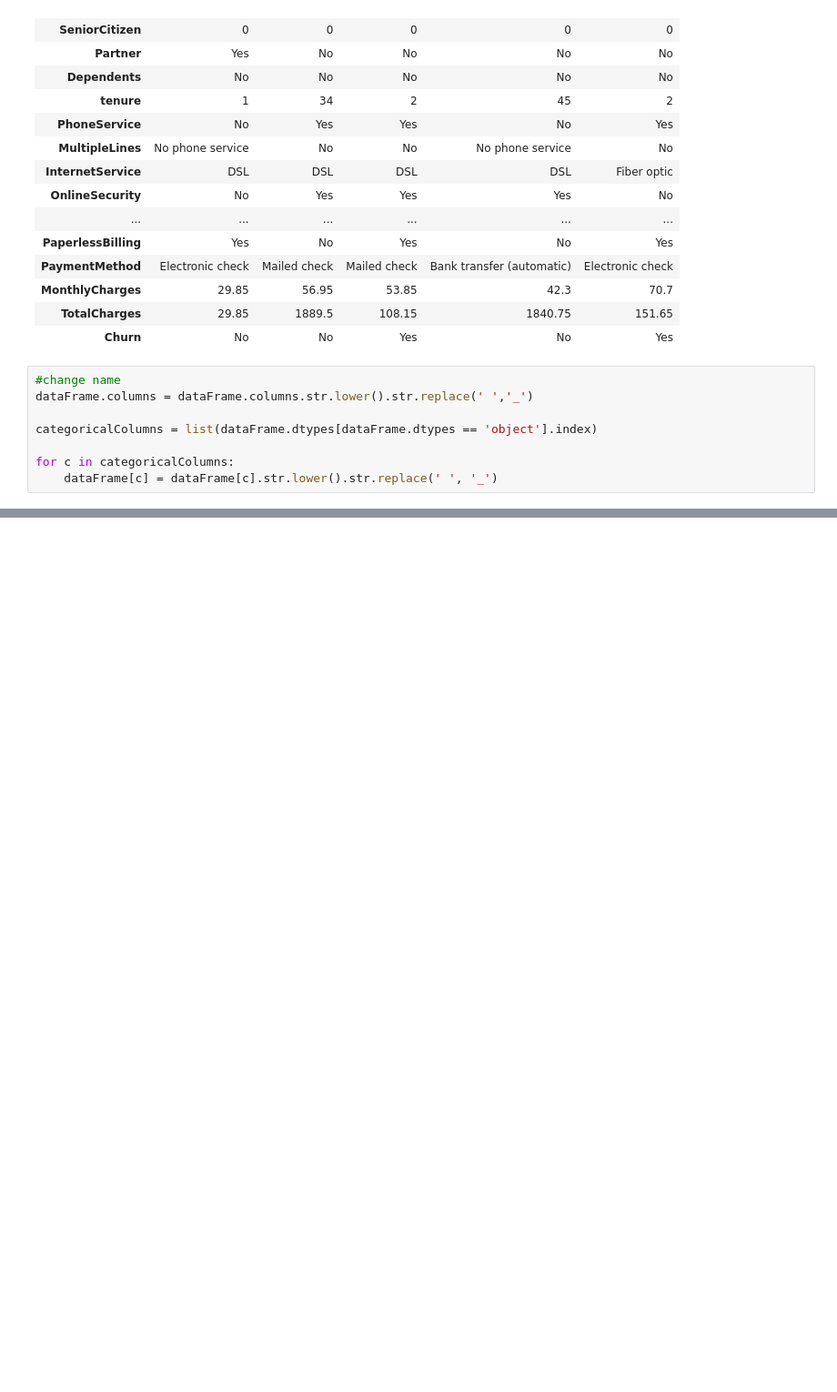
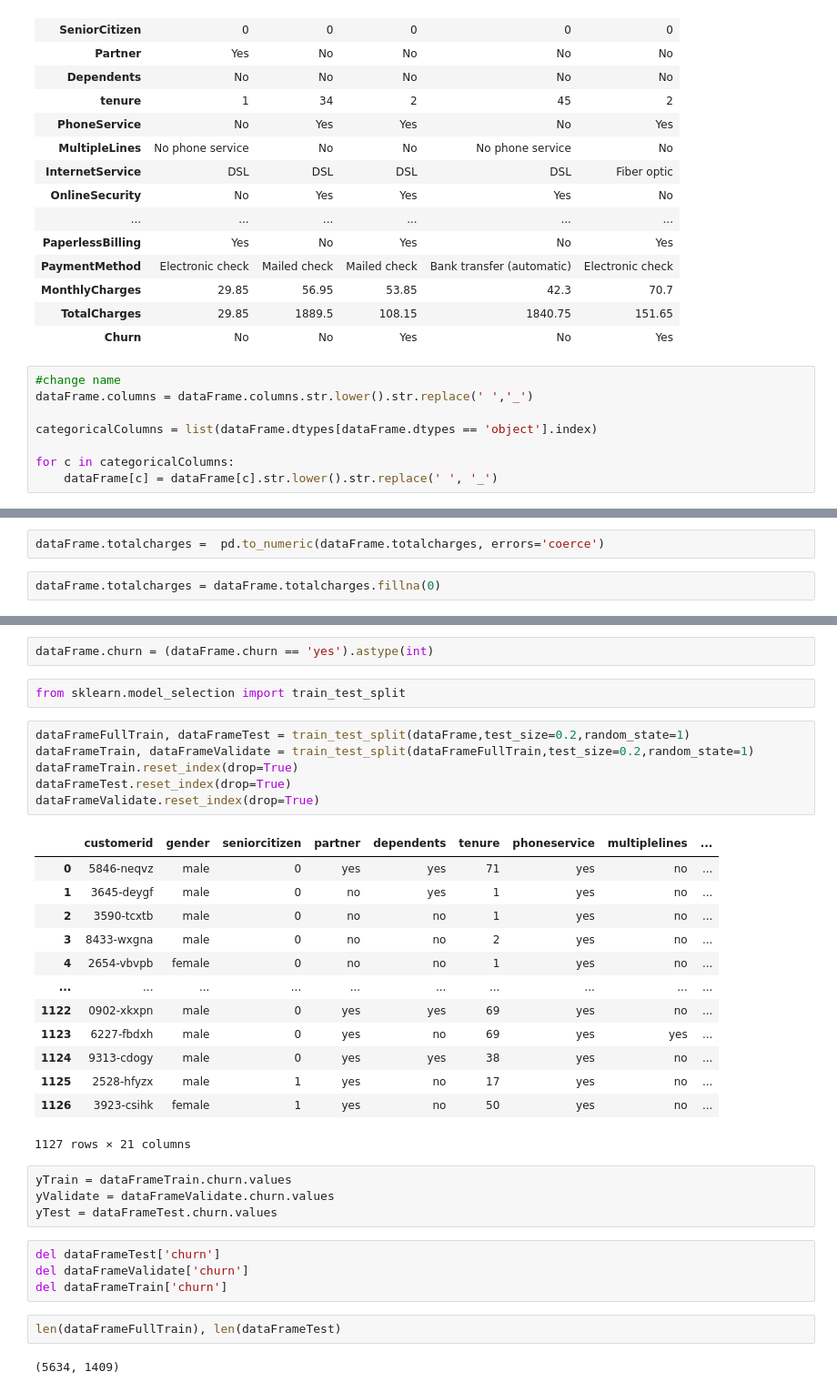
Before and after one commit to oseikofi88/rent-prediction-with-linear-regression, a Jupyter notebook: churn-prediction.ipynb, the cells around one changed output, grey strips where cells are left out. Shown at 91% size. Saved outputs shown, nothing was run; the diff lists cells and outputs as text; blank space fills up the shorter version.

```diff
--- a/churn-prediction.ipynb
+++ b/churn-prediction.ipynb
@@ -39,0 +64,4 @@ for c in categoricalColumns:
+# %%
+dataFrame.totalcharges =  pd.to_numeric(dataFrame.totalcharges, errors='coerce')
+# %%
+dataFrame.totalcharges = dataFrame.totalcharges.fillna(0)
@@ -39,0 +83,36 @@ for c in categoricalColumns:
+# %%
+dataFrame.churn = (dataFrame.churn == 'yes').astype(int)
+# %%
+from sklearn.model_selection import train_test_split
+# %%
+dataFrameFullTrain, dataFrameTest = train_test_split(dataFrame,test_size=0.2,random_state=1)
+dataFrameTrain, dataFrameValidate = train_test_split(dataFrameFullTrain,test_size=0.2,random_state=1)
+dataFrameTrain.reset_index(drop=True)
+dataFrameTest.reset_index(drop=True)
+dataFrameValidate.reset_index(drop=True)
+# %% [output]
+|  | customerid | gender | seniorcitizen | partner | dependents | tenure | phoneservice | multiplelines | ... |
+| 0 | 5846-neqvz | male | 0 | yes | yes | 71 | yes | no | ... |
+| 1 | 3645-deygf | male | 0 | no | yes | 1 | yes | no | ... |
+| 2 | 3590-tcxtb | male | 0 | no | no | 1 | yes | no | ... |
+| 3 | 8433-wxgna | male | 0 | no | no | 2 | yes | no | ... |
+| 4 | 2654-vbvpb | female | 0 | no | no | 1 | yes | no | ... |
+| ... | ... | ... | ... | ... | ... | ... | ... | ... | ... |
+| 1122 | 0902-xkxpn | male | 0 | yes | yes | 69 | yes | no | ... |
+| 1123 | 6227-fbdxh | male | 0 | yes | no | 69 | yes | yes | ... |
+| 1124 | 9313-cdogy | male | 0 | yes | yes | 38 | yes | no | ... |
+| 1125 | 2528-hfyzx | male | 1 | yes | no | 17 | yes | no | ... |
+| 1126 | 3923-csihk | female | 1 | yes | no | 50 | yes | no | ... |
+1127 rows × 21 columns
+# %%
+yTrain = dataFrameTrain.churn.values
+yValidate = dataFrameValidate.churn.values
+yTest = dataFrameTest.churn.values
+# %%
+del dataFrameTest['churn']
+del dataFrameValidate['churn']
+del dataFrameTrain['churn']
+# %%
+len(dataFrameFullTrain), len(dataFrameTest)
+# %% [output]
+(5634, 1409)
```
Also changed, not shown: parts of 33 cells of this notebook, 8 other files.
